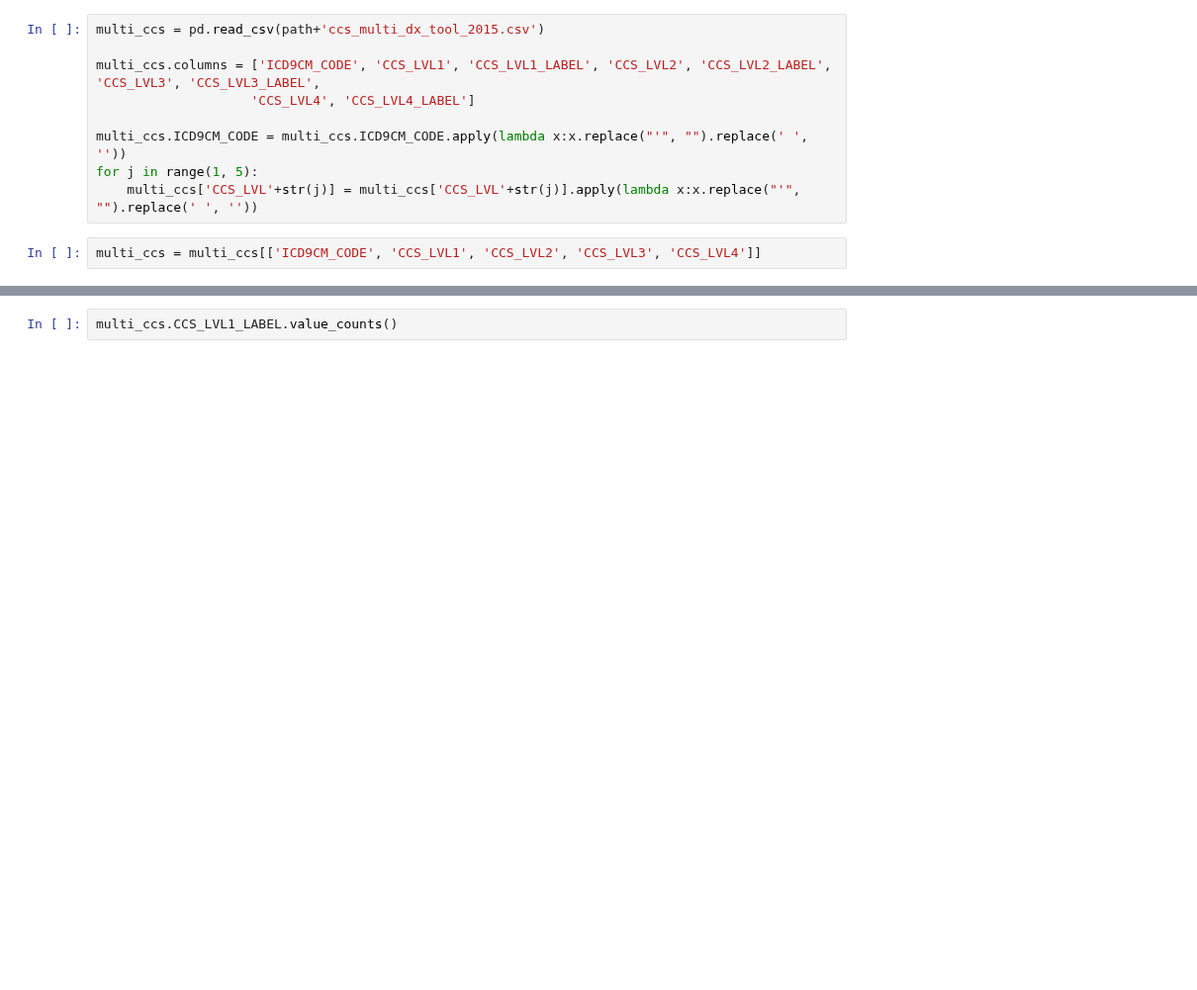
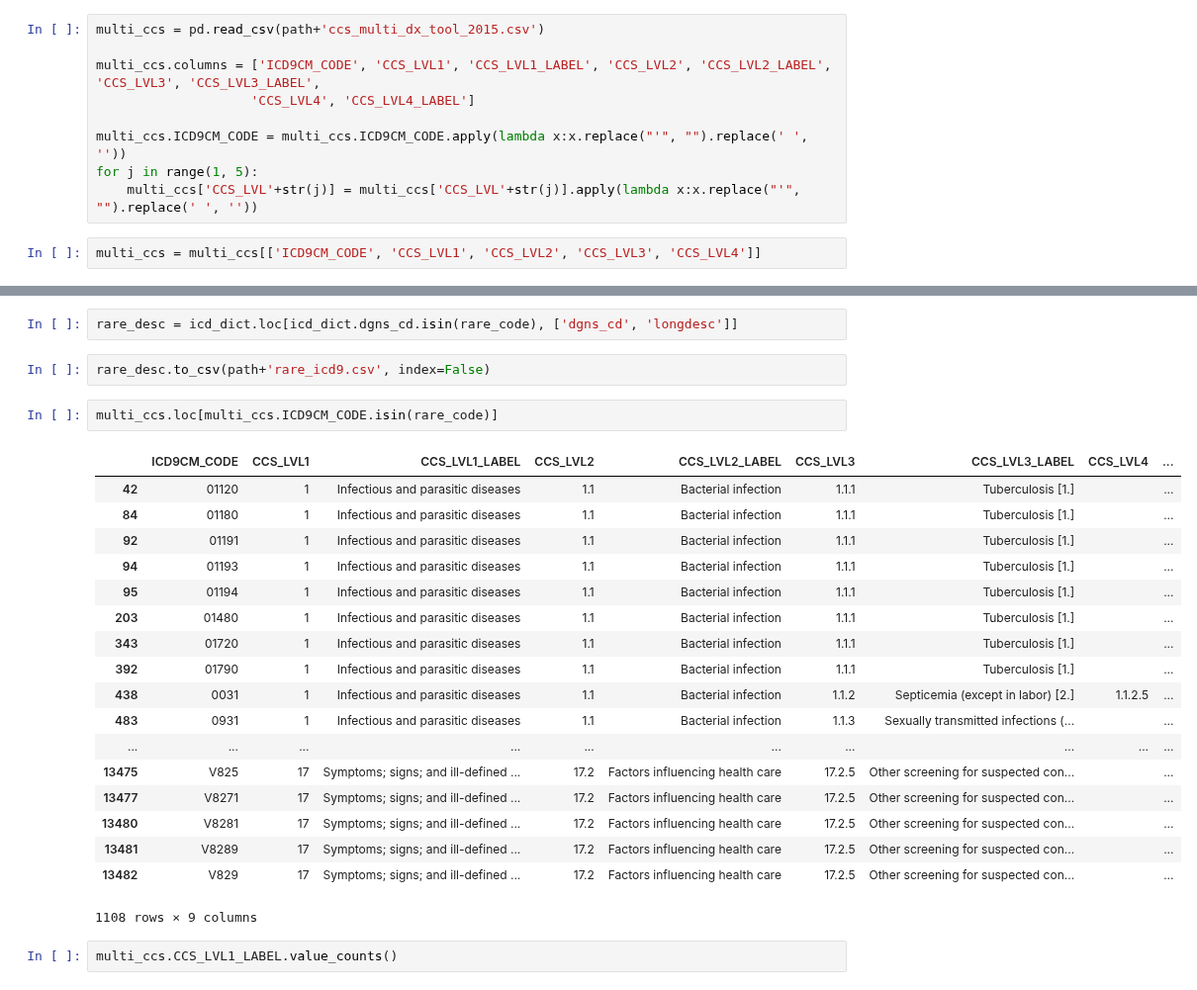
Before and after one commit to wenshuoliu/DLproj, a Jupyter notebook: NRD/Prediction_by_codes3.ipynb, the cells around one changed output, grey strips where cells are left out. Shown at 99% size. Drawn from its saved outputs; the diff is of its cells as text; blank space fills up the shorter version.

```diff
--- a/NRD/Prediction_by_codes3.ipynb
+++ b/NRD/Prediction_by_codes3.ipynb
@@ -305,3 +141,28 @@ multi_ccs.shape
+# %%
+rare_desc = icd_dict.loc[icd_dict.dgns_cd.isin(rare_code), ['dgns_cd', 'longdesc']]
+# %%
+rare_desc.to_csv(path+'rare_icd9.csv', index=False)
+# %%
+multi_ccs.loc[multi_ccs.ICD9CM_CODE.isin(rare_code)]
+# %% [output]
+|  | ICD9CM_CODE | CCS_LVL1 | CCS_LVL1_LABEL | CCS_LVL2 | CCS_LVL2_LABEL | CCS_LVL3 | CCS_LVL3_LABEL | CCS_LVL4 | ... |
+| 42 | 01120 | 1 | Infectious and parasitic diseases | 1.1 | Bacterial infection | 1.1.1 | Tuberculosis [1.] |  | ... |
+| 84 | 01180 | 1 | Infectious and parasitic diseases | 1.1 | Bacterial infection | 1.1.1 | Tuberculosis [1.] |  | ... |
+| 92 | 01191 | 1 | Infectious and parasitic diseases | 1.1 | Bacterial infection | 1.1.1 | Tuberculosis [1.] |  | ... |
+| 94 | 01193 | 1 | Infectious and parasitic diseases | 1.1 | Bacterial infection | 1.1.1 | Tuberculosis [1.] |  | ... |
+| 95 | 01194 | 1 | Infectious and parasitic diseases | 1.1 | Bacterial infection | 1.1.1 | Tuberculosis [1.] |  | ... |
+| 203 | 01480 | 1 | Infectious and parasitic diseases | 1.1 | Bacterial infection | 1.1.1 | Tuberculosis [1.] |  | ... |
+| 343 | 01720 | 1 | Infectious and parasitic diseases | 1.1 | Bacterial infection | 1.1.1 | Tuberculosis [1.] |  | ... |
+| 392 | 01790 | 1 | Infectious and parasitic diseases | 1.1 | Bacterial infection | 1.1.1 | Tuberculosis [1.] |  | ... |
+| 438 | 0031 | 1 | Infectious and parasitic diseases | 1.1 | Bacterial infection | 1.1.2 | Septicemia (except in labor) [2.] | 1.1.2.5 | ... |
+| 483 | 0931 | 1 | Infectious and parasitic diseases | 1.1 | Bacterial infection | 1.1.3 | Sexually transmitted infections (... |  | ... |
+| ... | ... | ... | ... | ... | ... | ... | ... | ... | ... |
+| 13475 | V825 | 17 | Symptoms; signs; and ill-defined ... | 17.2 | Factors influencing health care | 17.2.5 | Other screening for suspected con... |  | ... |
+| 13477 | V8271 | 17 | Symptoms; signs; and ill-defined ... | 17.2 | Factors influencing health care | 17.2.5 | Other screening for suspected con... |  | ... |
+| 13480 | V8281 | 17 | Symptoms; signs; and ill-defined ... | 17.2 | Factors influencing health care | 17.2.5 | Other screening for suspected con... |  | ... |
+| 13481 | V8289 | 17 | Symptoms; signs; and ill-defined ... | 17.2 | Factors influencing health care | 17.2.5 | Other screening for suspected con... |  | ... |
+| 13482 | V829 | 17 | Symptoms; signs; and ill-defined ... | 17.2 | Factors influencing health care | 17.2.5 | Other screening for suspected con... |  | ... |
+1108 rows × 9 columns
 # %%
 multi_ccs.CCS_LVL1_LABEL.value_counts()
 # %% [output]
```
Also changed, not shown: parts of 23 cells of this notebook, 3 other files.
